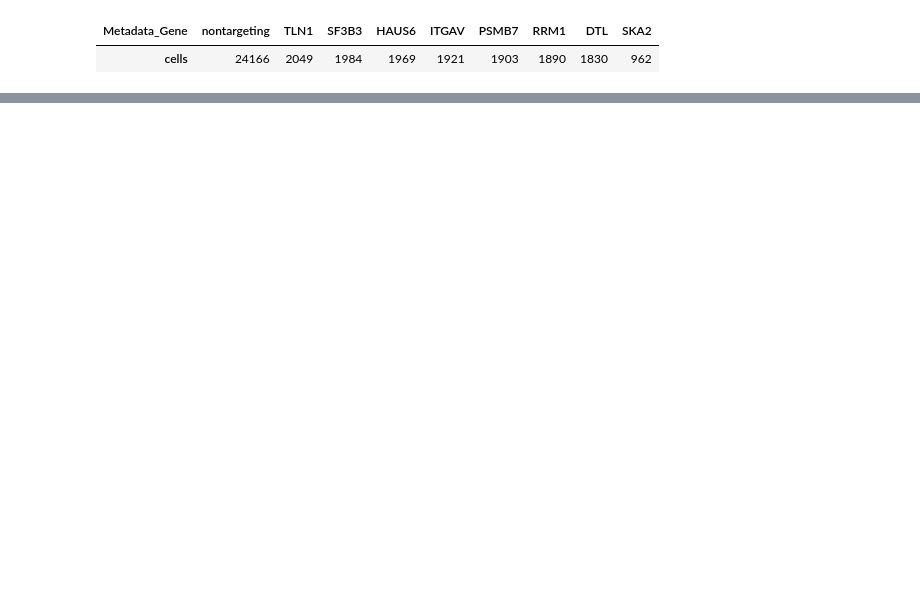
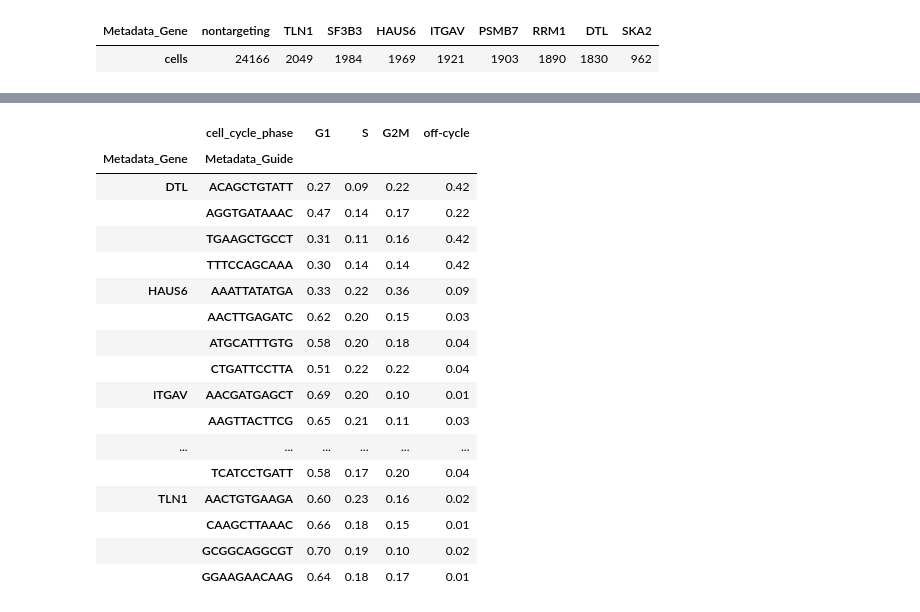
Before and after one commit to scverse/mantispy, a Jupyter notebook: docs/tutorials/single_cells/cell_cycle.ipynb, the cells around one changed output, grey strips where cells are left out. Saved outputs shown, nothing was run; the diff lists cells and outputs as text; code cells hidden in the pictures; blank space fills up the shorter version.

```diff
--- a/docs/tutorials/single_cells/cell_cycle.ipynb
+++ b/docs/tutorials/single_cells/cell_cycle.ipynb
@@ -254,0 +205,33 @@ plate would show up in this check.
+# %%
+mt.tl.composition_shift(
+    cells, key="cell_cycle_phase", groupby="Metadata_Gene", replicate="Metadata_Guide", n_permutations=999
+)
+shift = cells.uns["mantispy"]["composition_shift"].set_index("group")
+gene = cells.obs["Metadata_Gene"].astype(str).to_numpy()
+soft = cells.obsm["cell_cycle_probabilities"].groupby(gene).mean()
+soft_change = soft - soft.loc["nontargeting"]
+
+predicted = {
+    "RRM1": "S",
+    "HAUS6": "G2M",
+    "SKA2": "G2M",
+    "DTL": "off-cycle",
+    "PSMB7": "G2M",
+    "SF3B3": "G2M",
+    "ITGAV": None,
+    "TLN1": None,
+}
+rows = []
+for name, phase in predicted.items():
+    significant = shift.loc[name, "qvalue"] < 0.05
+    rows.append(
+        {
+            "gene": name,
+            "predicted phase": phase or "no change",
+            "change": shift.loc[name, phase] if phase else shift.loc[name, "distance"],
+            "expected change": soft_change.loc[name, phase] if phase else np.nan,
+            "qvalue": shift.loc[name, "qvalue"],
+            "holds": bool(significant and shift.loc[name, phase] > 0.05) if phase else not significant,
+        }
+    )
+pd.DataFrame(rows).set_index("gene").round(3)
@@ -254,0 +257,24 @@ plate would show up in this check.
+# %%
+per_guide = pd.crosstab(
+    [cells.obs["Metadata_Gene"], cells.obs["Metadata_Guide"]], cells.obs["cell_cycle_phase"], normalize="index"
+)
+per_guide.drop(index="nontargeting", level=0).round(2)
+# %% [output]
+|  | cell_cycle_phase | G1 | S | G2M | off-cycle |
+| Metadata_Gene | Metadata_Guide |  |  |  |  |
+| DTL | ACAGCTGTATT | 0.27 | 0.09 | 0.22 | 0.42 |
+|  | AGGTGATAAAC | 0.47 | 0.14 | 0.17 | 0.22 |
+|  | TGAAGCTGCCT | 0.31 | 0.11 | 0.16 | 0.42 |
+|  | TTTCCAGCAAA | 0.30 | 0.14 | 0.14 | 0.42 |
+| HAUS6 | AAATTATATGA | 0.33 | 0.22 | 0.36 | 0.09 |
+|  | AACTTGAGATC | 0.62 | 0.20 | 0.15 | 0.03 |
+|  | ATGCATTTGTG | 0.58 | 0.20 | 0.18 | 0.04 |
+|  | CTGATTCCTTA | 0.51 | 0.22 | 0.22 | 0.04 |
+| ITGAV | AACGATGAGCT | 0.69 | 0.20 | 0.10 | 0.01 |
+|  | AAGTTACTTCG | 0.65 | 0.21 | 0.11 | 0.03 |
+| ... | ... | ... | ... | ... | ... |
+|  | TCATCCTGATT | 0.58 | 0.17 | 0.20 | 0.04 |
+| TLN1 | AACTGTGAAGA | 0.60 | 0.23 | 0.16 | 0.02 |
+|  | CAAGCTTAAAC | 0.66 | 0.18 | 0.15 | 0.01 |
+|  | GCGGCAGGCGT | 0.70 | 0.19 | 0.10 | 0.02 |
+|  | GGAAGAACAAG | 0.64 | 0.18 | 0.17 | 0.01 |
```
Also changed, not shown: parts of 45 cells of this notebook, 11 other files.
